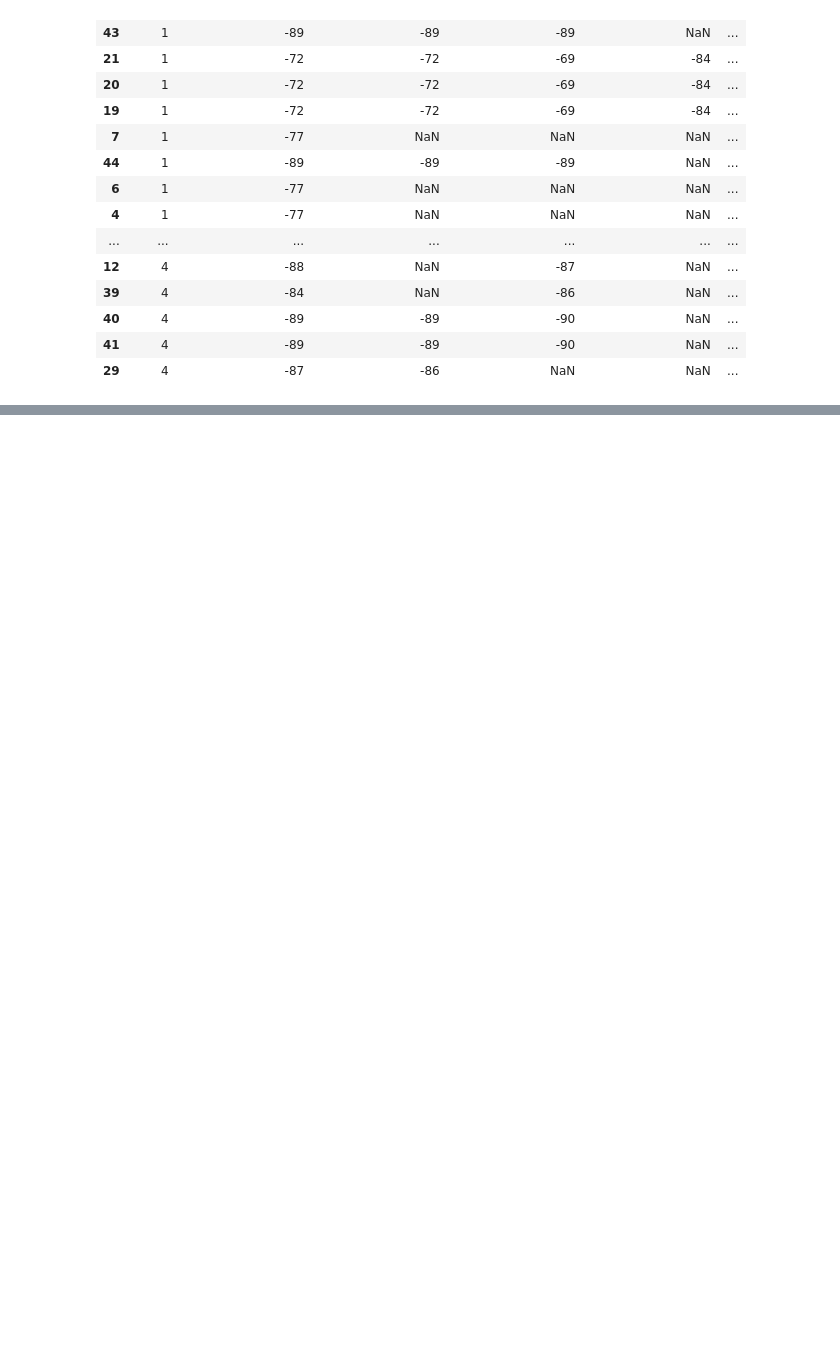
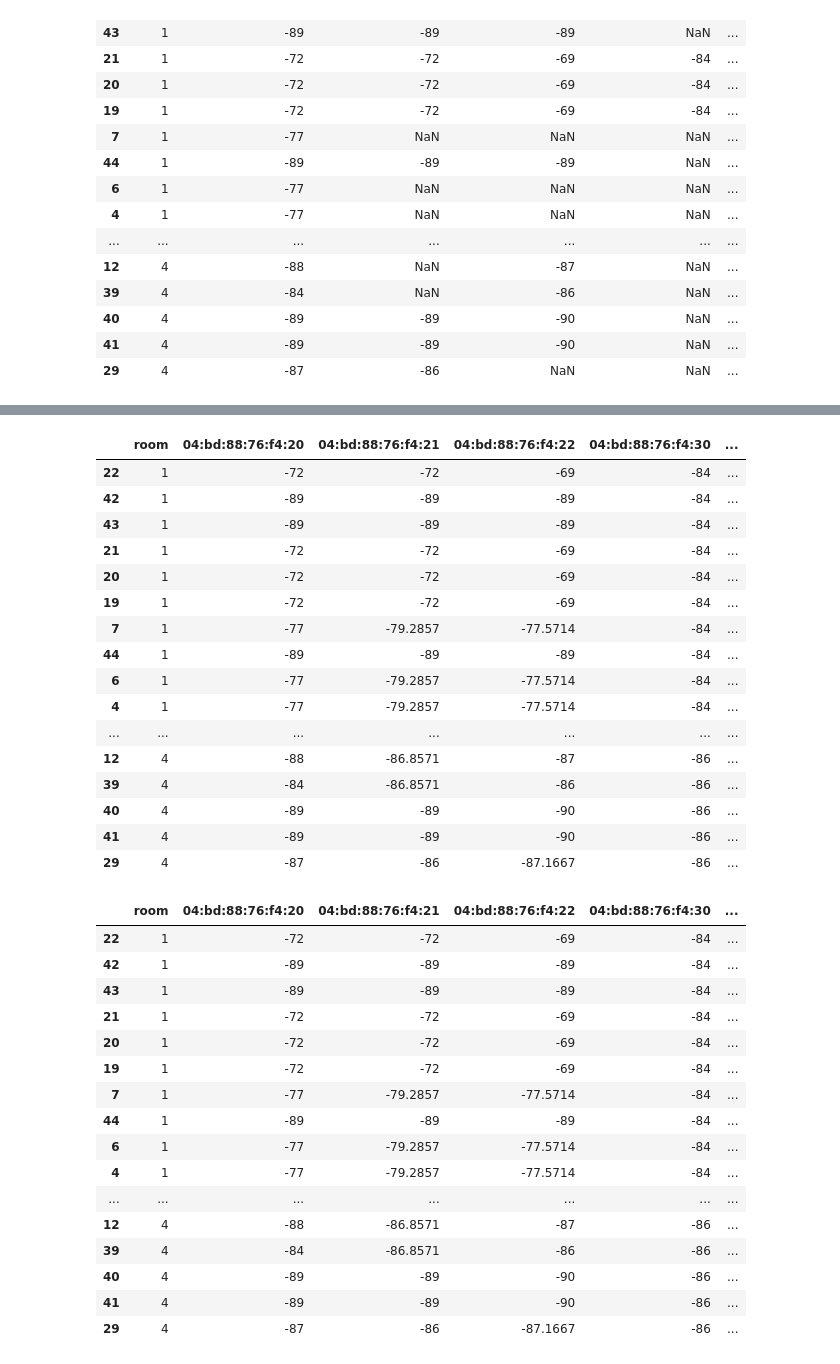
Before and after one commit to miligithub/open-indoor-localization, a Jupyter notebook: python/ml.ipynb, the cells around one changed output, grey strips where cells are left out. Cells and saved outputs as stored; diff of their text form; code cells hidden in the pictures; blank space fills up the shorter version.

```diff
--- a/python/ml.ipynb
+++ b/python/ml.ipynb
@@ -209,0 +189,59 @@ dtype: float64
+# %%
+# room_df = train_df.loc[train_df.room == 1]
+# room_df
+# room_df = room_df.fillna(room_df.mean())
+# room_df
+# train_df.update(room_df)
+# train_df
+new_train_df = pd.DataFrame()
+# pd.concat([s1, s2])
+for i in range(1,5):
+    train_df.loc[train_df.room == i] = train_df.loc[train_df.room == i].fillna(train_df.loc[train_df.room == i].mean())
+    train_df
+    # room_df = room_df.fillna(room_df.mean())
+    # room_df
+    # pd.concat(new_train_df,room_df)
+#     room_df = train_df.loc[train_df.room == 1]
+#     room_df
+#     room_df = room_df.fillna(room_df.mean())
+#     room_df
+#     train_df.update(room_df)
+#     room_df = train_df.loc['room' == i]
+#     room_df
+#     train_df = room_df.fillna(room_df.mean())
+# train_df
+# %% [output]
+|  | room | 04:bd:88:76:f4:20 | 04:bd:88:76:f4:21 | 04:bd:88:76:f4:22 | 04:bd:88:76:f4:30 | ... |
+| 22 | 1 | -72 | -72 | -69 | -84 | ... |
+| 42 | 1 | -89 | -89 | -89 | -84 | ... |
+| 43 | 1 | -89 | -89 | -89 | -84 | ... |
+| 21 | 1 | -72 | -72 | -69 | -84 | ... |
+| 20 | 1 | -72 | -72 | -69 | -84 | ... |
+| 19 | 1 | -72 | -72 | -69 | -84 | ... |
+| 7 | 1 | -77 | -79.2857 | -77.5714 | -84 | ... |
+| 44 | 1 | -89 | -89 | -89 | -84 | ... |
+| 6 | 1 | -77 | -79.2857 | -77.5714 | -84 | ... |
+| 4 | 1 | -77 | -79.2857 | -77.5714 | -84 | ... |
+| ... | ... | ... | ... | ... | ... | ... |
+| 12 | 4 | -88 | -86.8571 | -87 | -86 | ... |
+| 39 | 4 | -84 | -86.8571 | -86 | -86 | ... |
+| 40 | 4 | -89 | -89 | -90 | -86 | ... |
+| 41 | 4 | -89 | -89 | -90 | -86 | ... |
+| 29 | 4 | -87 | -86 | -87.1667 | -86 | ... |
+|  | room | 04:bd:88:76:f4:20 | 04:bd:88:76:f4:21 | 04:bd:88:76:f4:22 | 04:bd:88:76:f4:30 | ... |
+| 22 | 1 | -72 | -72 | -69 | -84 | ... |
+| 42 | 1 | -89 | -89 | -89 | -84 | ... |
+| 43 | 1 | -89 | -89 | -89 | -84 | ... |
+| 21 | 1 | -72 | -72 | -69 | -84 | ... |
+| 20 | 1 | -72 | -72 | -69 | -84 | ... |
+| 19 | 1 | -72 | -72 | -69 | -84 | ... |
+| 7 | 1 | -77 | -79.2857 | -77.5714 | -84 | ... |
+| 44 | 1 | -89 | -89 | -89 | -84 | ... |
+| 6 | 1 | -77 | -79.2857 | -77.5714 | -84 | ... |
+| 4 | 1 | -77 | -79.2857 | -77.5714 | -84 | ... |
+| ... | ... | ... | ... | ... | ... | ... |
+| 12 | 4 | -88 | -86.8571 | -87 | -86 | ... |
+| 39 | 4 | -84 | -86.8571 | -86 | -86 | ... |
+| 40 | 4 | -89 | -89 | -90 | -86 | ... |
+| 41 | 4 | -89 | -89 | -90 | -86 | ... |
+| 29 | 4 | -87 | -86 | -87.1667 | -86 | ... |
```
Also changed, not shown: parts of 6 cells of this notebook.
